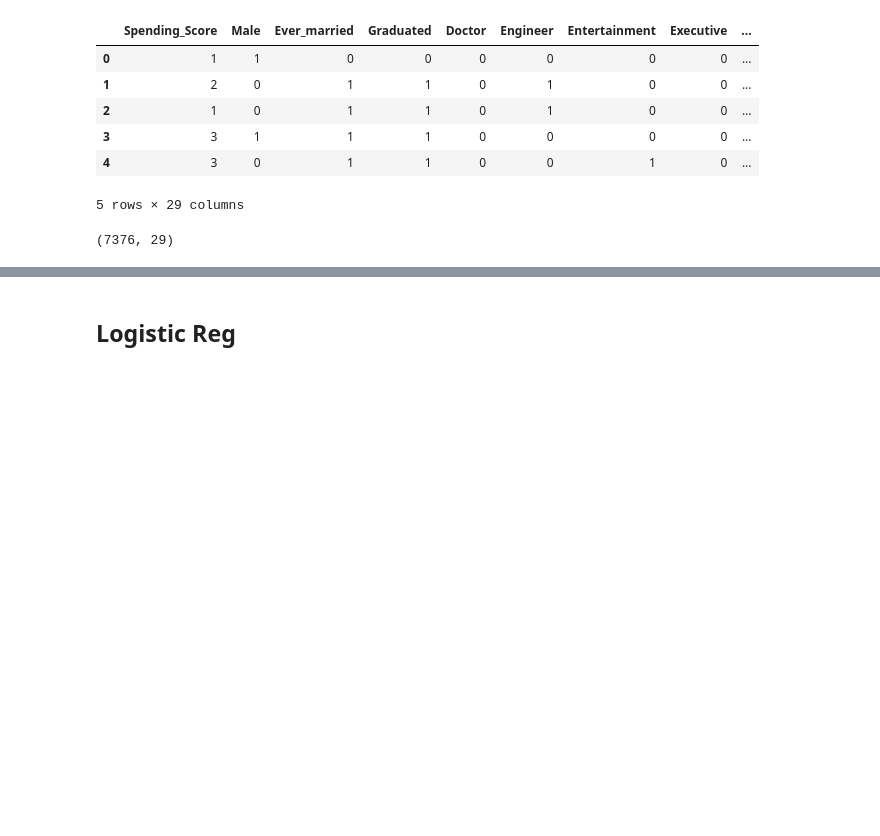
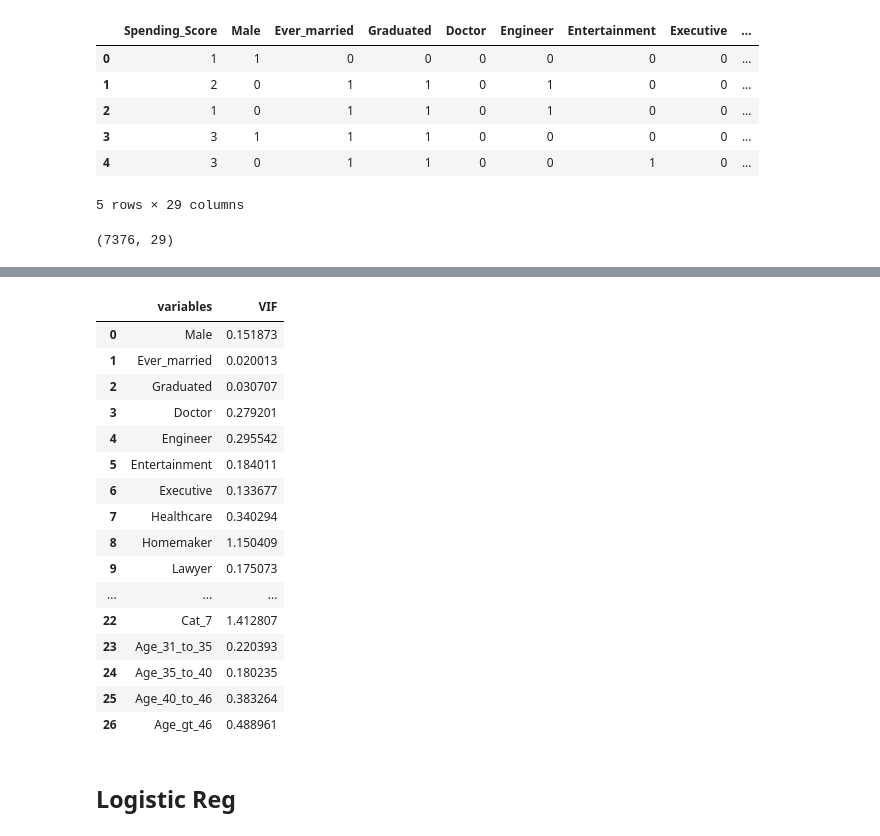
Before and after one commit to dheeraj-2000/Data-Science-Case-Study, a Jupyter notebook: Customer Segmentation/CustomerSegment_V3.ipynb, the cells around one changed output, grey strips where cells are left out. Saved outputs shown, nothing was run; the diff lists cells and outputs as text; code cells hidden in the pictures; blank space fills up the shorter version.

```diff
--- a/Customer Segmentation/CustomerSegment_V3.ipynb
+++ b/Customer Segmentation/CustomerSegment_V3.ipynb
@@ -626,3 +641,24 @@ df4.shape
+# %%
+X = df4.iloc[:,:-1]
+calc_vif(X).to_csv('vif.csv')
+# %% [output]
+|  | variables | VIF |
+| 0 | Male | 0.151873 |
+| 1 | Ever_married | 0.020013 |
+| 2 | Graduated | 0.030707 |
+| 3 | Doctor | 0.279201 |
+| 4 | Engineer | 0.295542 |
+| 5 | Entertainment | 0.184011 |
+| 6 | Executive | 0.133677 |
+| 7 | Healthcare | 0.340294 |
+| 8 | Homemaker | 1.150409 |
+| 9 | Lawyer | 0.175073 |
+| ... | ... | ... |
+| 22 | Cat_7 | 1.412807 |
+| 23 | Age_31_to_35 | 0.220393 |
+| 24 | Age_35_to_40 | 0.180235 |
+| 25 | Age_40_to_46 | 0.383264 |
+| 26 | Age_gt_46 | 0.488961 |
 # %%
 x = df4.iloc[:, 0:-1]
 # %%
```
Also changed, not shown: parts of 27 cells of this notebook, 5 other files.
